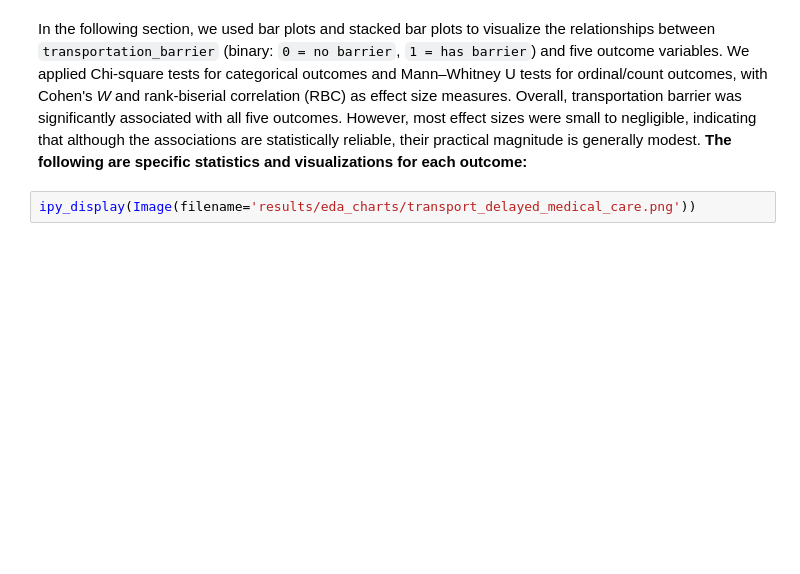
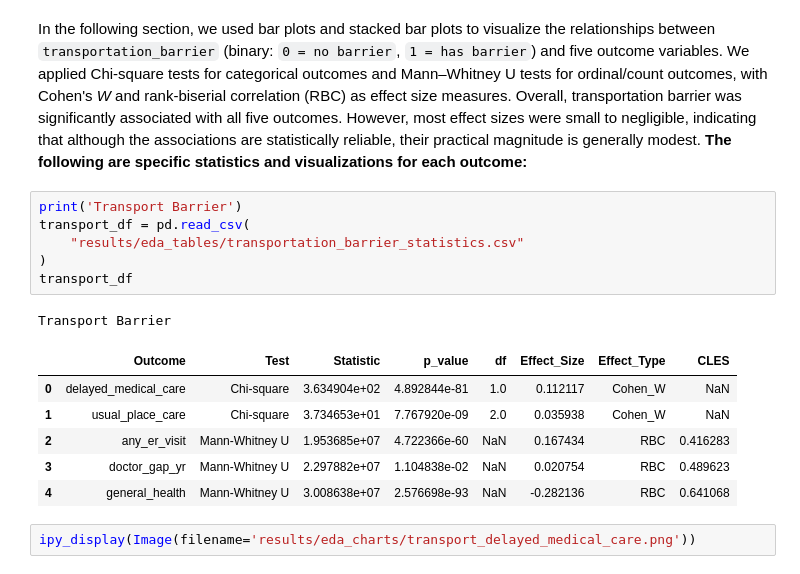
Before and after one commit to COGS108/Group-SP26-079, a Jupyter notebook: 03-FinalProject.ipynb, the cells around one changed output. Saved outputs shown, nothing was run; the diff lists cells and outputs as text; blank space fills up the shorter version.

```diff
--- a/03-FinalProject.ipynb
+++ b/03-FinalProject.ipynb
@@ -315,6 +358,20 @@ Those with housing cost trouble report worse general health. Mann–Whitney: *p*
 In the following section, we used bar plots and stacked bar plots to visualize the relationships between `transportation_barrier` (binary: `0 = no barrier`, `1 = has barrier`) and five outcome variables. We applied Chi-square tests for categorical outcomes and Mann–Whitney U tests for ordinal/count outcomes, with Cohen's *W* and rank-biserial correlation (RBC) as effect size measures.
 Overall, transportation barrier was significantly associated with all five outcomes. However, most effect sizes were small to negligible, indicating that although the associations are statistically reliable, their practical magnitude is generally modest.
 __The following are specific statistics and visualizations for each outcome:__
+# %%
+print('Transport Barrier')
+transport_df = pd.read_csv(
+    "results/eda_tables/transportation_barrier_statistics.csv"
+)
+transport_df
+# %% [output]
+Transport Barrier
+|  | Outcome | Test | Statistic | p_value | df | Effect_Size | Effect_Type | CLES |
+| 0 | delayed_medical_care | Chi-square | 3.634904e+02 | 4.892844e-81 | 1.0 | 0.112117 | Cohen_W | NaN |
+| 1 | usual_place_care | Chi-square | 3.734653e+01 | 7.767920e-09 | 2.0 | 0.035938 | Cohen_W | NaN |
+| 2 | any_er_visit | Mann-Whitney U | 1.953685e+07 | 4.722366e-60 | NaN | 0.167434 | RBC | 0.416283 |
+| 3 | doctor_gap_yr | Mann-Whitney U | 2.297882e+07 | 1.104838e-02 | NaN | 0.020754 | RBC | 0.489623 |
+| 4 | general_health | Mann-Whitney U | 3.008638e+07 | 2.576698e-93 | NaN | -0.282136 | RBC | 0.641068 |
 # %%
 ipy_display(Image(filename='results/eda_charts/transport_delayed_medical_care.png'))
 # %% [output]
```
Also changed, not shown: parts of 12 cells of this notebook.
